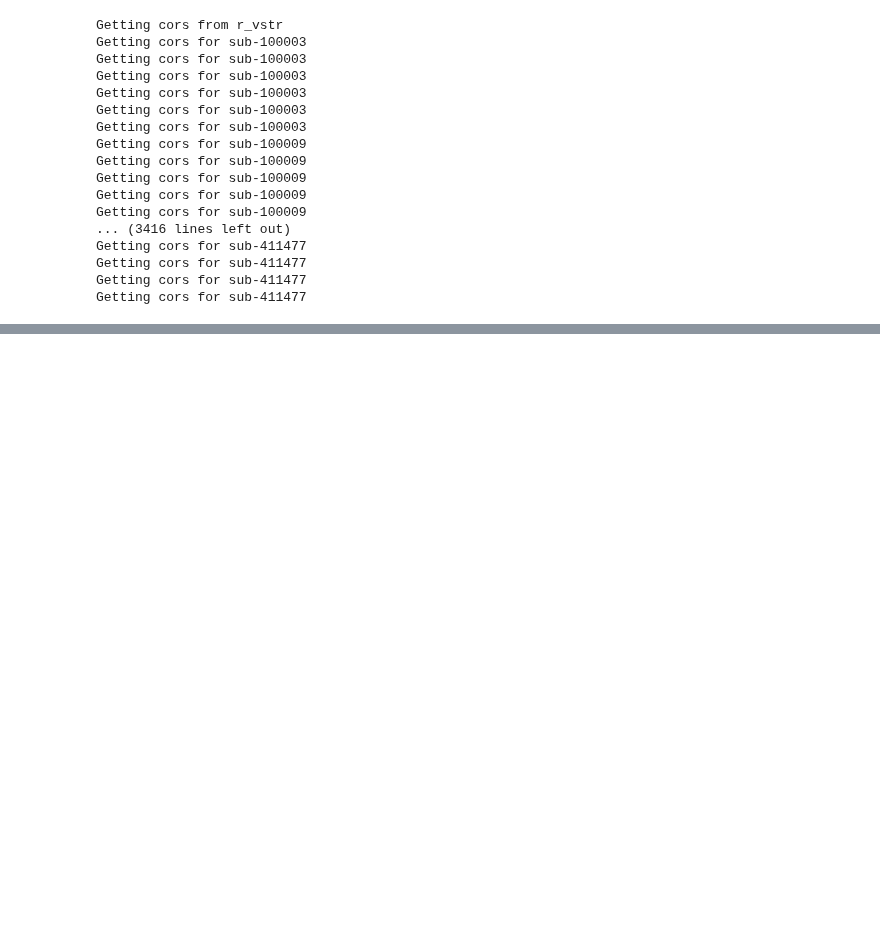
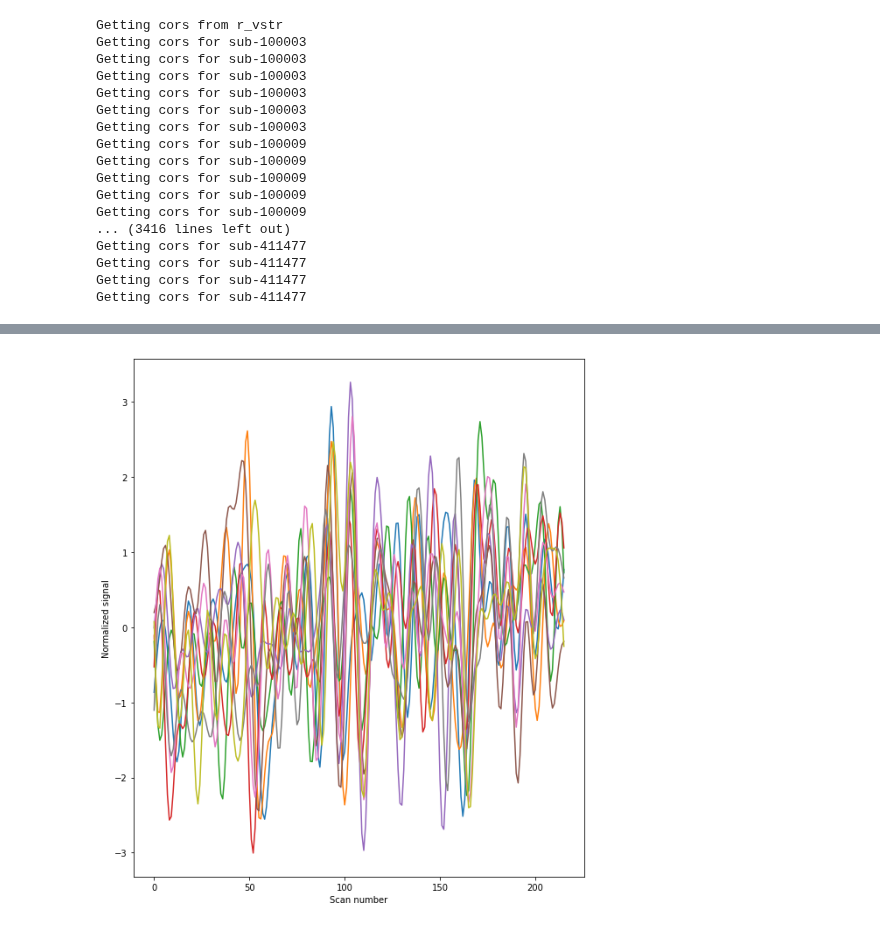
Before and after one commit to zenkavi/DevStudy_FmriNbs, a Jupyter notebook: notebooks/connectivity_sandbox.ipynb, the cells around one changed output, grey strips where cells are left out. Cells and saved outputs as stored; diff of their text form; code cells hidden in the pictures; blank space fills up the shorter version.

```diff
--- a/notebooks/connectivity_sandbox.ipynb
+++ b/notebooks/connectivity_sandbox.ipynb
@@ -280,0 +319,29 @@ all_cors.to_csv('/oak/stanford/groups/russpold/data/ds000054/0.0.4/derivatives/f
+# %%
+# Sphere radius in mm
+sphere_radius = 8
+
+# Sphere center in MNI-coordinate
+#sphere_center = [(  0, -52, 18),
+#                 (-46, -68, 32),
+#                 ( 46, -68, 32),
+#                 (  1,  50, -5)]
+
+#sphere_center = pd.read_csv('%s/roi/sv_roi_centers.csv'%(os.environ['SERVER_SCRIPTS']))[["x", "y", "z"]].values
+sphere_center = [(-12,  12,  -6),
+       ( 12,  10,  -6),
+       (  2,  46,  -8),
+       (-30,  22,  -6),
+       ( 32,  20,  -6),
+       ( -4, -30,  36),
+       ( -2,  28,  28),
+       ( -2,  16,  46),
+       ( 18,  15,  15)]
+# %%
+# Create masker object to extract average signal within spheres
+from nilearn.input_data import NiftiSpheresMasker
+masker = NiftiSpheresMasker(sphere_center, radius=sphere_radius, detrend=True,
+                            standardize=True, low_pass=0.1, high_pass=0.01,
+                            t_r=1.0, verbose=1, memory="nilearn_cache", memory_level=2)
+# %%
+# Extract average signal in spheres with masker object
+time_series = masker.fit_transform(func_filename, confounds=formatted_confounds.values)
@@ -280,0 +381,9 @@ all_cors.to_csv('/oak/stanford/groups/russpold/data/ds000054/0.0.4/derivatives/f
+# %%
+import matplotlib.pyplot as plt
+fig = plt.figure(figsize=(8, 9))
+plt.plot(time_series)
+plt.xlabel('Scan number')
+plt.ylabel('Normalized signal')
+plt.tight_layout();
+# %% [output]
+[figure, added]
```
Also changed, not shown: parts of 10 cells of this notebook, 11 other files.
